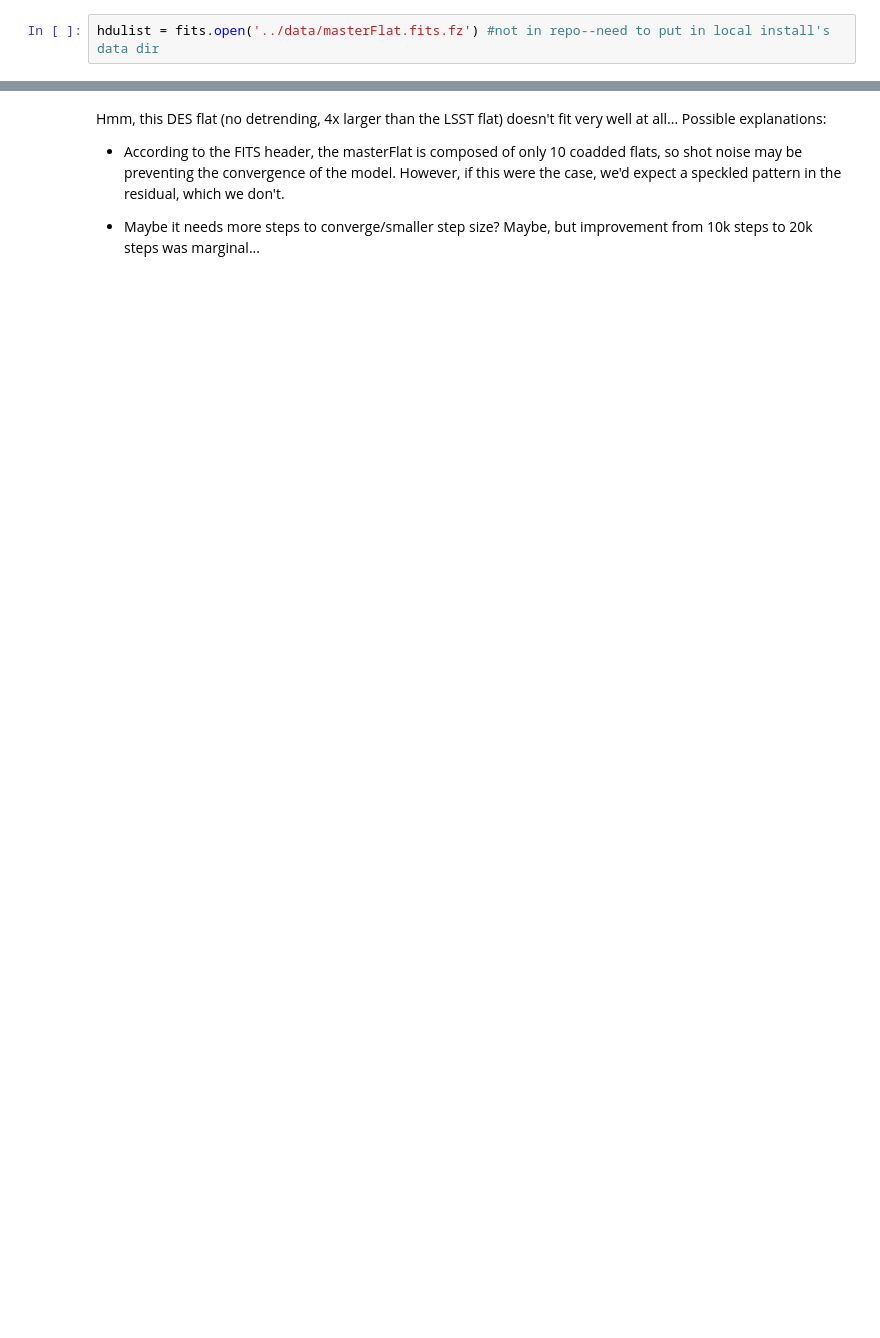
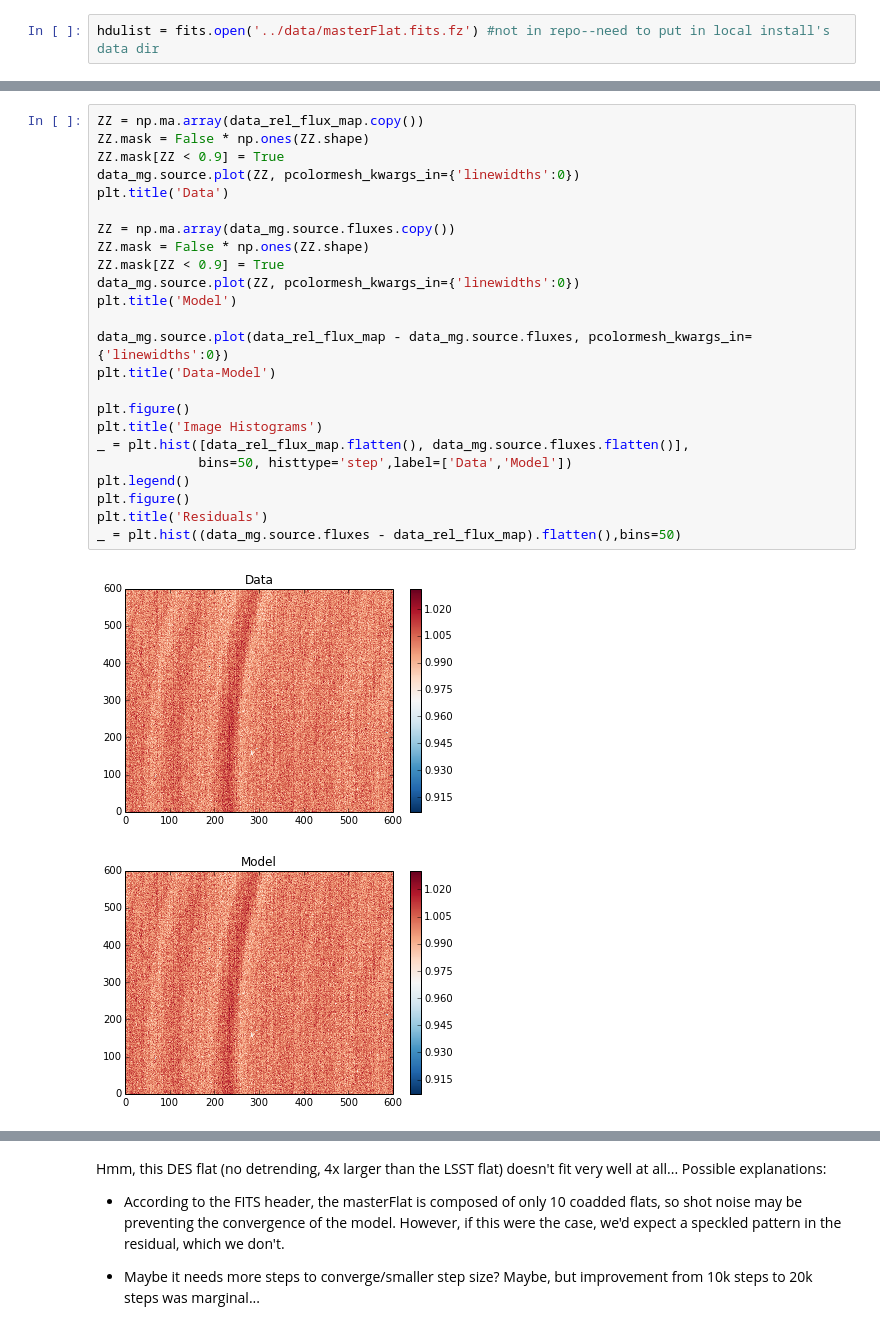
Before and after one commit to cpadavis/weak_sauce, a Jupyter notebook: notebooks/DES_masterflat.ipynb, the cells around one changed output, grey strips where cells are left out. Drawn from its saved outputs; the diff is of its cells as text; blank space fills up the shorter version.

```diff
--- a/notebooks/DES_masterflat.ipynb
+++ b/notebooks/DES_masterflat.ipynb
@@ -55,0 +45,27 @@ _ = plt.hist((data_mg.source.fluxes - data_rel_flux_map).flatten(),bins=50)
+# %%
+ZZ = np.ma.array(data_rel_flux_map.copy())
+ZZ.mask = False * np.ones(ZZ.shape)
+ZZ.mask[ZZ < 0.9] = True
+data_mg.source.plot(ZZ, pcolormesh_kwargs_in={'linewidths':0})
+plt.title('Data')
+
+ZZ = np.ma.array(data_mg.source.fluxes.copy())
+ZZ.mask = False * np.ones(ZZ.shape)
+ZZ.mask[ZZ < 0.9] = True
+data_mg.source.plot(ZZ, pcolormesh_kwargs_in={'linewidths':0})
+plt.title('Model')
+
+data_mg.source.plot(data_rel_flux_map - data_mg.source.fluxes, pcolormesh_kwargs_in={'linewidths':0})
+plt.title('Data-Model')
+
+plt.figure()
+plt.title('Image Histograms')
+_ = plt.hist([data_rel_flux_map.flatten(), data_mg.source.fluxes.flatten()],
+             bins=50, histtype='step',label=['Data','Model'])
+plt.legend()
+plt.figure()
+plt.title('Residuals')
+_ = plt.hist((data_mg.source.fluxes - data_rel_flux_map).flatten(),bins=50)
+# %% [output]
+[figure, added]
+[figure, added]
```
Also changed, not shown: parts of 18 cells of this notebook, 19 other files.
